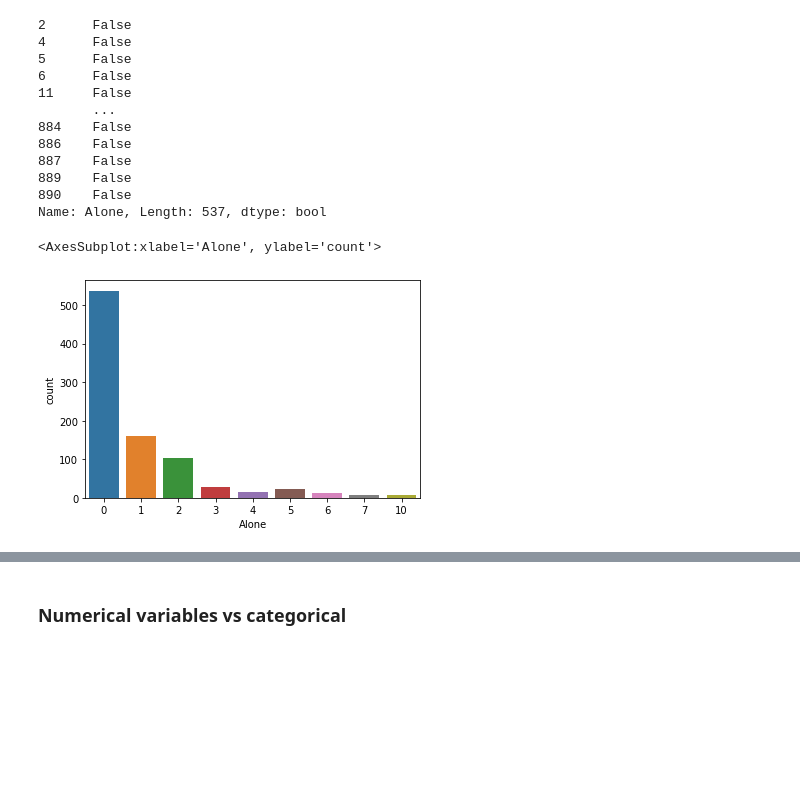
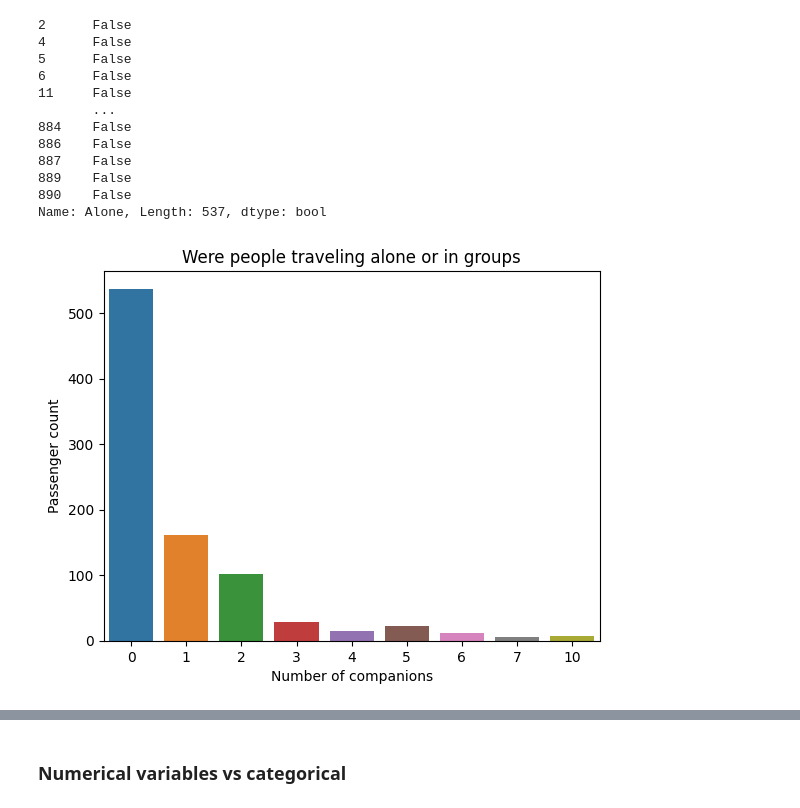
Before and after one commit to okenreed/Titanic-Survival-Project, a Jupyter notebook: Titanic Survival Project.ipynb, the cells around one changed output, grey strips where cells are left out. Cells and saved outputs as stored; diff of their text form; code cells hidden in the pictures; blank space fills up the shorter version.

```diff
--- a/Titanic Survival Project.ipynb
+++ b/Titanic Survival Project.ipynb
@@ -4,7 +4,7 @@ import seaborn as sns
 import numpy as np
 import matplotlib.pyplot as plt
 # %%
-df_train=pd.read_csv('https://raw.githubusercontent.com/SowjanyaPatnaik/Data-Science-notes/main/train.csv')
+titanic_df = pd.read_csv('https://raw.githubusercontent.com/SowjanyaPatnaik/Data-Science-notes/main/train.csv')
 # %% [markdown]
 ## Explanatory Data Analysis (EDA)
 # %%
@@ -204,3 +269,3 @@ sns.countplot(x='Cabin', data=cabin)
 # %%
-df_train['Alone']=df_train['SibSp'] + df_train['Parch']
+titanic_df['Alone']=titanic_df['SibSp'] + titanic_df['Parch']
 # %%
@@ -220,7 +285,11 @@ df_train['Alone'].loc[df_train['Alone']==0]=='Alone'
 890    False
 Name: Alone, Length: 537, dtype: bool
 # %%
-sns.countplot(x='Alone', data=df_train)
+sns.countplot(x='Alone', data=titanic_df)
+
+plt.xlabel('Number of companions')
+plt.ylabel('Passenger count')
+plt.title('Were people traveling alone or in groups')
+plt.show()
 # %% [output]
-<AxesSubplot:xlabel='Alone', ylabel='count'>
-[figure, old version]
+[figure, new version]
```
Also changed, not shown: parts of 56 cells of this notebook.
